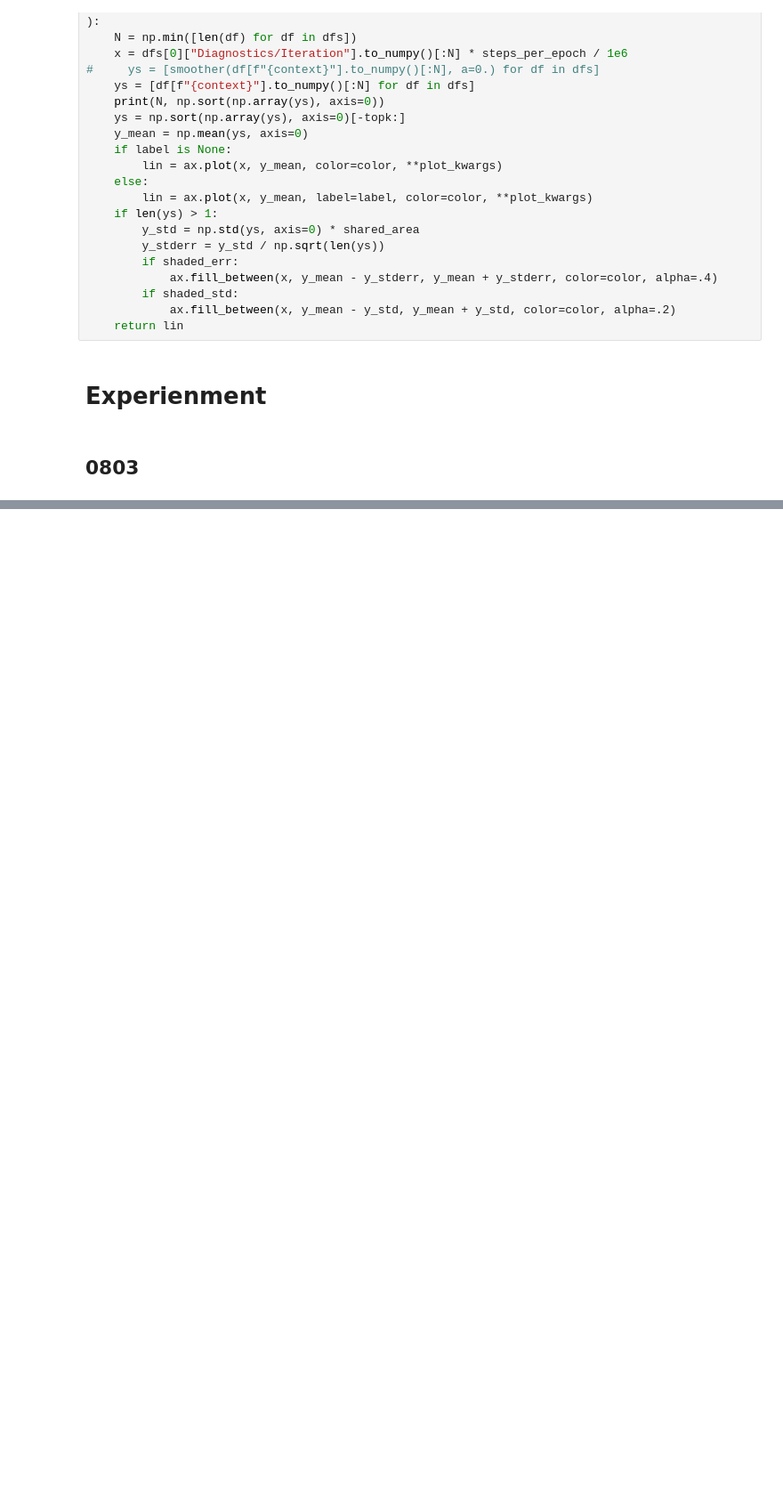
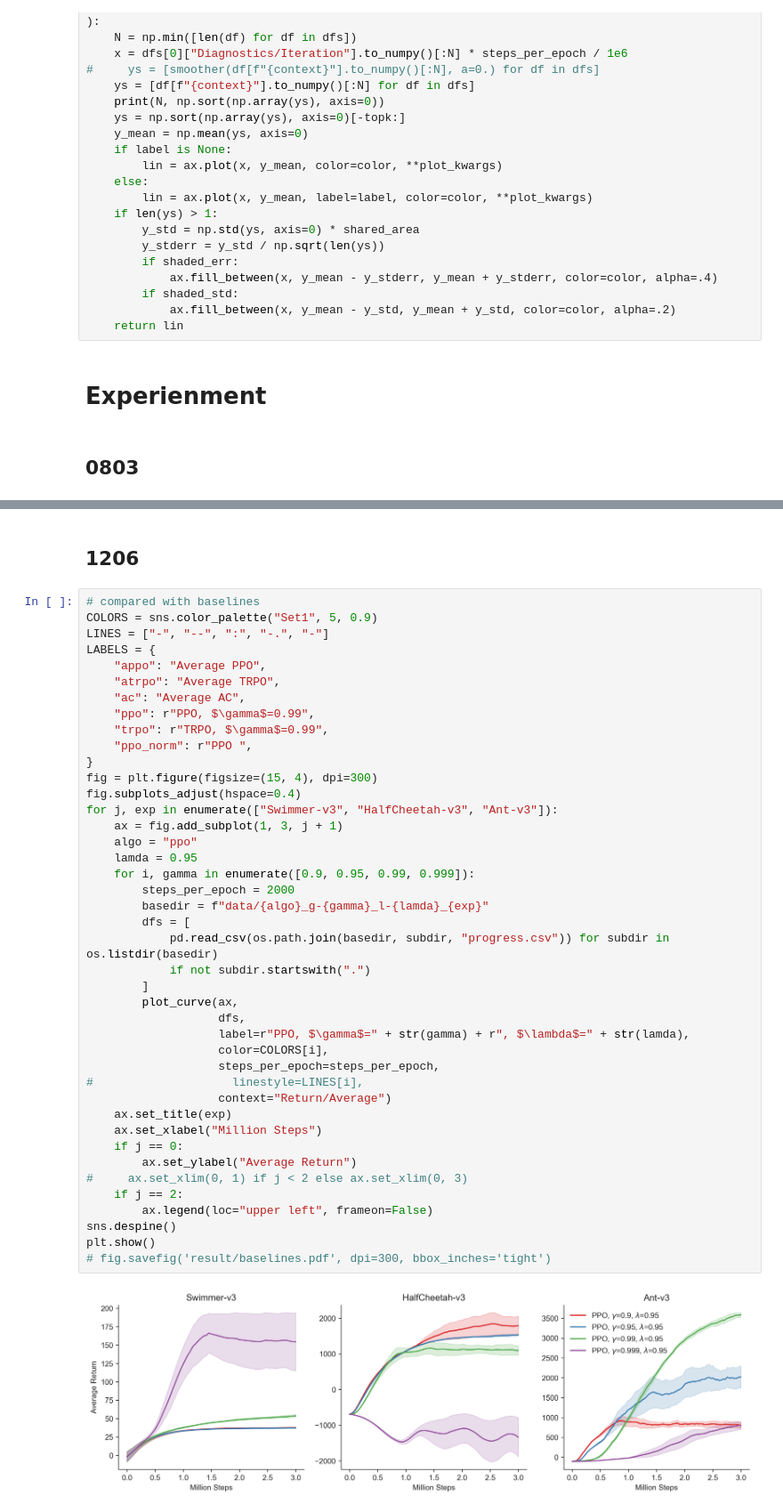
Before and after one commit to xtma/apo, a Jupyter notebook: show.ipynb, the cells around one changed output, grey strips where cells are left out. Shown at 89% size. Saved outputs shown, nothing was run; the diff lists cells and outputs as text; blank space fills up the shorter version.

```diff
--- a/show.ipynb
+++ b/show.ipynb
@@ -156,0 +157,46 @@ plt.show()
+# %% [markdown]
+## 1206
+# %%
+# compared with baselines
+COLORS = sns.color_palette("Set1", 5, 0.9)
+LINES = ["-", "--", ":", "-.", "-"]
+LABELS = {
+    "appo": "Average PPO",
+    "atrpo": "Average TRPO",
+    "ac": "Average AC",
+    "ppo": r"PPO, $\gamma$=0.99",
+    "trpo": r"TRPO, $\gamma$=0.99",
+    "ppo_norm": r"PPO ",
+}
+fig = plt.figure(figsize=(15, 4), dpi=300)
+fig.subplots_adjust(hspace=0.4)
+for j, exp in enumerate(["Swimmer-v3", "HalfCheetah-v3", "Ant-v3"]):
+    ax = fig.add_subplot(1, 3, j + 1)
+    algo = "ppo"
+    lamda = 0.95
+    for i, gamma in enumerate([0.9, 0.95, 0.99, 0.999]):
+        steps_per_epoch = 2000
+        basedir = f"data/{algo}_g-{gamma}_l-{lamda}_{exp}"
+        dfs = [
+            pd.read_csv(os.path.join(basedir, subdir, "progress.csv")) for subdir in os.listdir(basedir)
+            if not subdir.startswith(".")
+        ]
+        plot_curve(ax,
+                   dfs,
+                   label=r"PPO, $\gamma$=" + str(gamma) + r", $\lambda$=" + str(lamda),
+                   color=COLORS[i],
+                   steps_per_epoch=steps_per_epoch,
+#                    linestyle=LINES[i],
+                   context="Return/Average")
+    ax.set_title(exp)
+    ax.set_xlabel("Million Steps")
+    if j == 0:
+        ax.set_ylabel("Average Return")
+#     ax.set_xlim(0, 1) if j < 2 else ax.set_xlim(0, 3)
+    if j == 2:
+        ax.legend(loc="upper left", frameon=False)
+sns.despine()
+plt.show()
+# fig.savefig('result/baselines.pdf', dpi=300, bbox_inches='tight')
+# %% [output]
+[figure, added]
```
Also changed, not shown: parts of 2 cells of this notebook, 14 other files.
